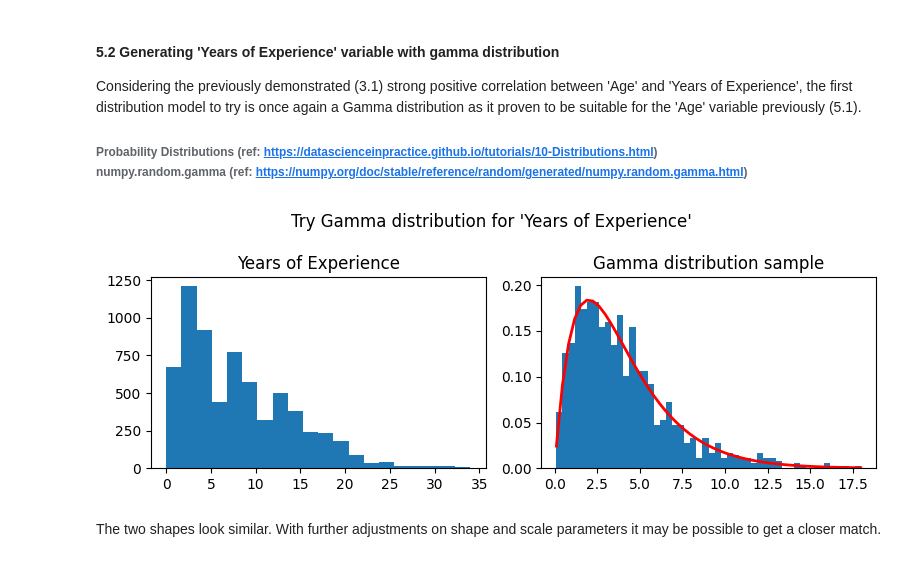
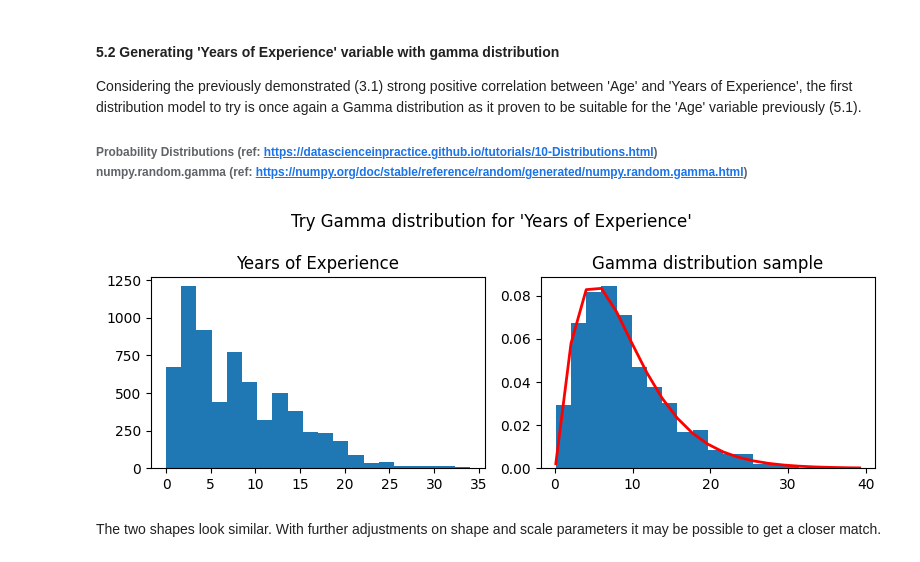
Before and after one commit to noyo0/ProgrammingForDataAnalysis, a Jupyter notebook: Project1/Project1.ipynb, the cells around one changed output. Drawn from its saved outputs; the diff is of its cells as text; code cells hidden in the pictures.

```diff
--- a/Project1/Project1.ipynb
+++ b/Project1/Project1.ipynb
@@ -563,25 +564,25 @@ Considering the previously demonstrated (3.1) strong positive correlation betwee
 # %%
 # Test Gamma distribution for 'Years of Experience'
 
 #set plot and subplots
 fig, axs = plt.subplots(1,2, figsize=(8,3)) # 1 row, 2 columns
 fig.suptitle("Try Gamma distribution for 'Years of Experience'",fontsize=12)
 # draw 'Age' histogram
 axs[0].hist(df['Years of Experience'],bins=20)
 axs[0].set_title('Years of Experience')
 # draw Gamma distribution using sample from ref NumPy
-shape, scale = 2., 2.  # mean=4, std=2*sqrt(2)
+shape, scale = 2.3, 3.85 # mean=4, std=2*sqrt(2)
 s = np.random.gamma(shape, scale, 1000)
 ###----
-count, bins, ignored = plt.hist(s, 50, density=True)
+count, bins, ignored = plt.hist(s, 20, density=True)
 y = bins**(shape-1)*(np.exp(-bins/scale) /
                      (sps.gamma(shape)*scale**shape))
 axs[1].plot(bins, y, linewidth=2, color='r')
 axs[1].set_title('Gamma distribution sample')
 plt.tight_layout()
 plt.show()
 # %% [output]
-[figure, old version]
+[figure, new version]
 # %% [markdown]
 The two shapes look similar. With further adjustments on shape and scale parameters it may be possible to get a closer match.
 # %%
```
Also changed, not shown: parts of 15 cells of this notebook.
